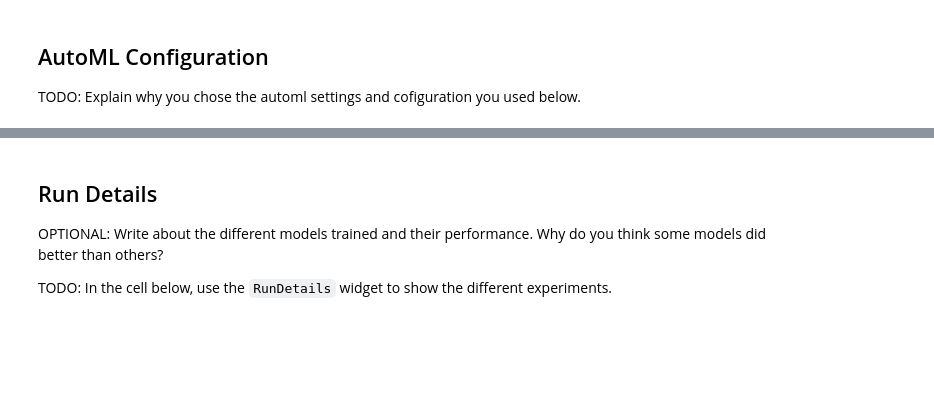
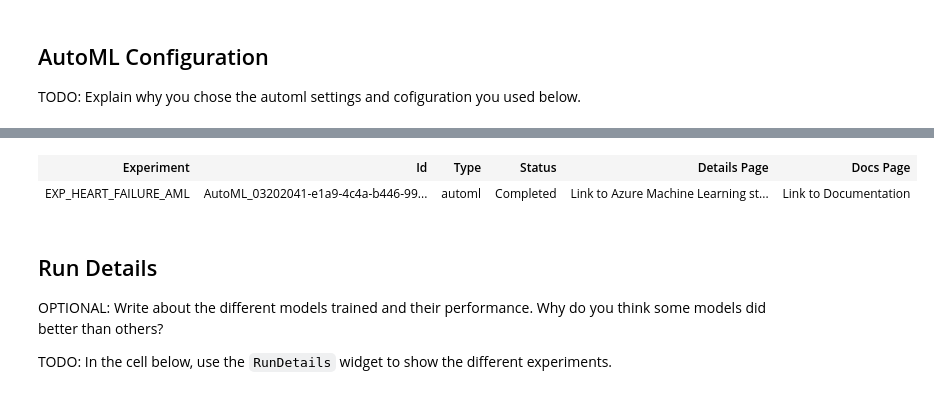
Before and after one commit to csorgyu/uda_capstone, a Jupyter notebook: project_files/automl.ipynb, the cells around one changed output, grey strips where cells are left out. Cells and saved outputs as stored; diff of their text form; code cells hidden in the pictures; blank space fills up the shorter version.

Commit message:
Automl notebook intermediate and scoring file

```diff
--- a/project_files/automl.ipynb
+++ b/project_files/automl.ipynb
@@ -121,6 +169,9 @@ automl_run1 = experiment.submit(automl_config, show_output=True)
 # %%
-rns = automl_experiment.get_runs()
+rns = experiment.get_runs()
 next(rns)
+# %% [output]
+| Experiment | Id | Type | Status | Details Page | Docs Page |
+| EXP_HEART_FAILURE_AML | AutoML_03202041-e1a9-4c4a-b446-99... | automl | Completed | Link to Azure Machine Learning st... | Link to Documentation |
 # %% [markdown]
 ## Run Details
 
```
Also changed, not shown: parts of 19 cells of this notebook, 1 other file.
